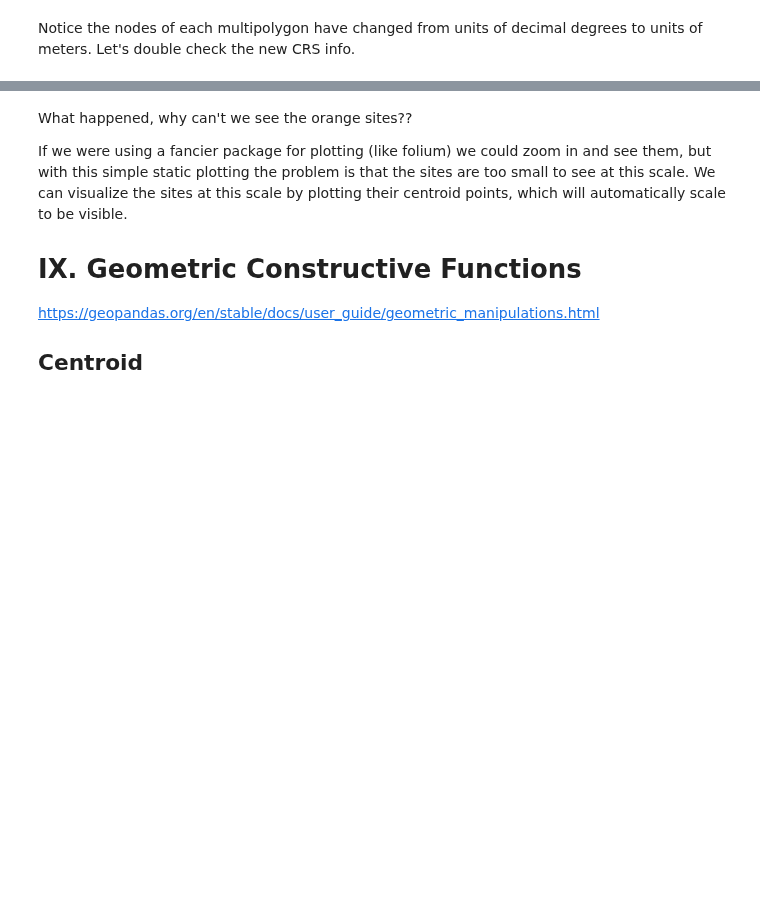
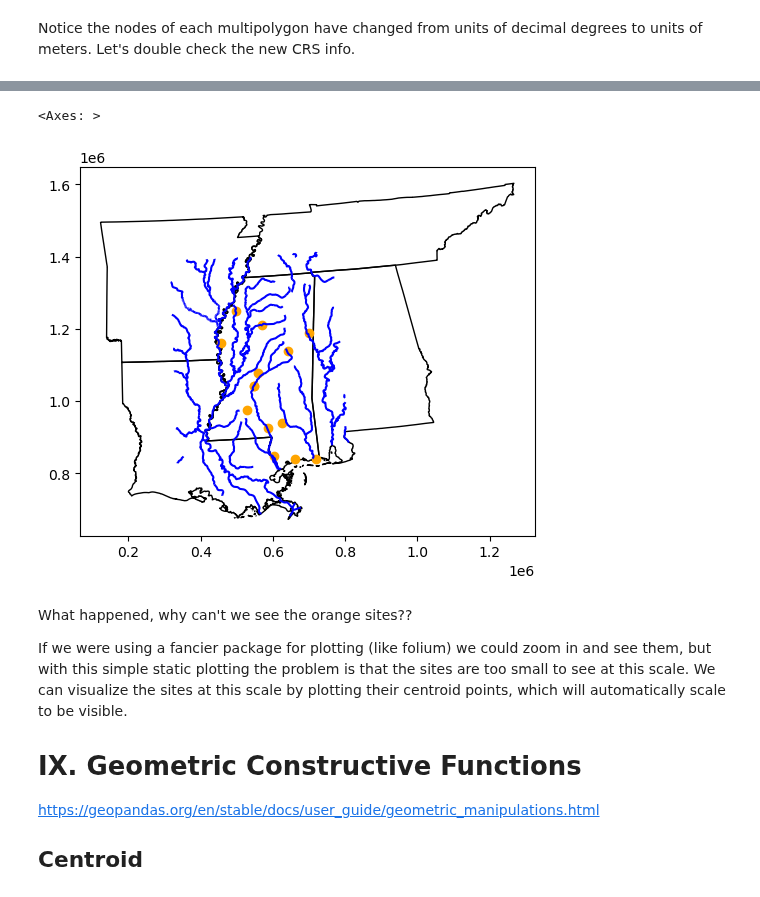
Before and after one commit to kerriegeil/DEV_canvas_beginner_py, a Jupyter notebook: IntroToGeopandas.ipynb, the cells around one changed output, grey strips where cells are left out. Cells and saved outputs as stored; diff of their text form; code cells hidden in the pictures; blank space fills up the shorter version.

Commit message:
adding color, exercises

```diff
--- a/IntroToGeopandas.ipynb
+++ b/IntroToGeopandas.ipynb
@@ -246,3 +560,12 @@ gdf_sites.plot(ax=base,color='orange')
+# %%
+# %matplotlib notebook
+# %matplotlib widget
+base = gdf_states.plot(facecolor='none',edgecolor='black')
+gdf_rivers.plot(ax=base,color='blue')
+gdf_sites.centroid.plot(ax=base,color='orange')
+# %% [output]
+<Axes: >
+[figure, added]
 # %% [markdown]
 What happened, why can't we see the orange sites??
 
```
Also changed, not shown: parts of 63 cells of this notebook.
